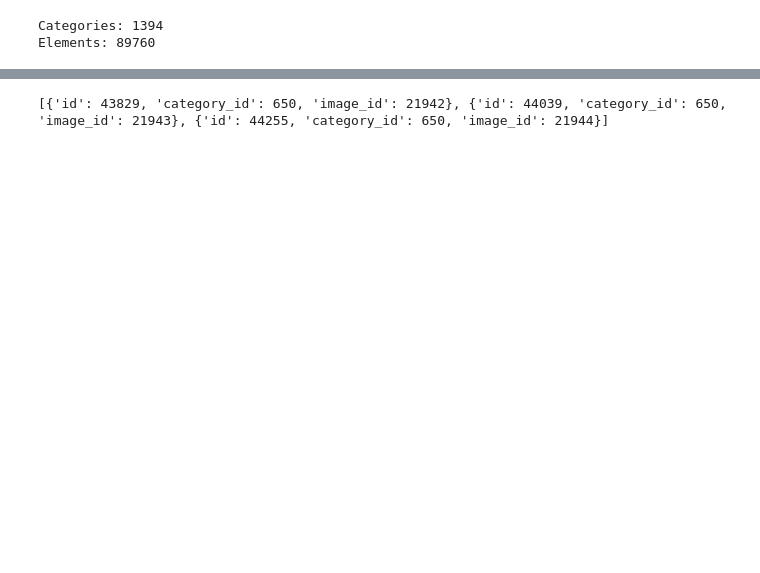
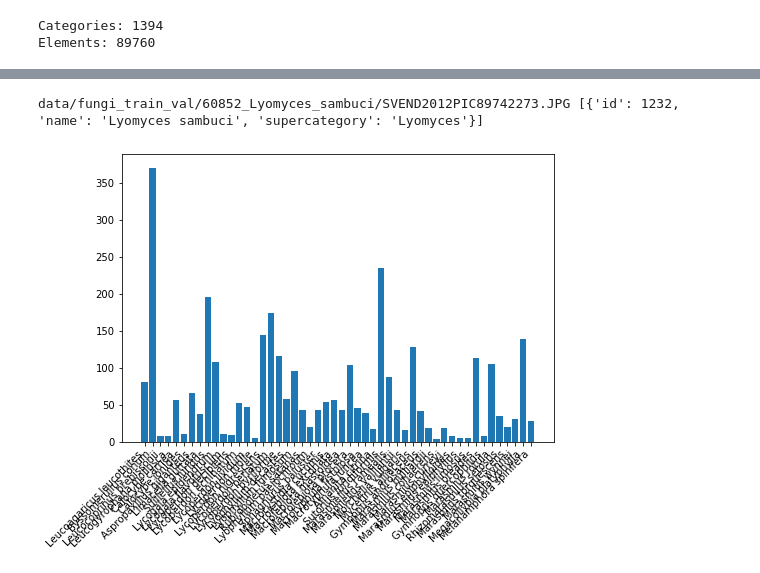
Before and after one commit to lorenzovngl/ml-project, a Jupyter notebook: main.ipynb, the cells around one changed output, grey strips where cells are left out. Drawn from its saved outputs; the diff is of its cells as text; code cells hidden in the pictures; blank space fills up the shorter version.

Commit message:
Data preprocessing complete, ready for training

```diff
--- a/main.ipynb
+++ b/main.ipynb
@@ -56,9 +66,23 @@ plt.show()
-# %%
-import json
-
-with open('data/train.json') as f:
-  data = json.load(f)
-
-print(data['annotations'][:3])
-# %% [output]
-[{'id': 43829, 'category_id': 650, 'image_id': 21942}, {'id': 44039, 'category_id': 650, 'image_id': 21943}, {'id': 44255, 'category_id': 650, 'image_id': 21944}]
+# %%
+image_id = list(filter(
+    lambda x: x['file_name'].replace("images/", "data/fungi_train_val/") == filelist[choosen]['path'],
+    data['images']))[0]['id']
+category_id = list(filter(lambda x: x['image_id'] == image_id, data['annotations']))[0]['category_id']
+category = list(filter(lambda x: x['id'] == category_id, data['categories']))
+print(filelist[choosen]['path'], category)
+# %% [output]
+data/fungi_train_val/60852_Lyomyces_sambuci/SVEND2012PIC89742273.JPG [{'id': 1232, 'name': 'Lyomyces sambuci', 'supercategory': 'Lyomyces'}]
+# %%
+from collections import Counter
+
+occ = Counter(list(map(lambda x: x['category_id'], data['annotations'])))
+
+fig = plt.figure()
+ax = fig.add_axes([0,0,1,1])
+x = list(map(lambda x: x['name'], data['categories']))[:50]
+y = [occ[el] for el in occ][:50]
+ax.bar(x, y)
+ax.set_xticklabels(x, rotation=45, ha='right')
+plt.show()
+# %% [output]
+[figure, added]
```
Also changed, not shown: parts of 7 cells of this notebook.
